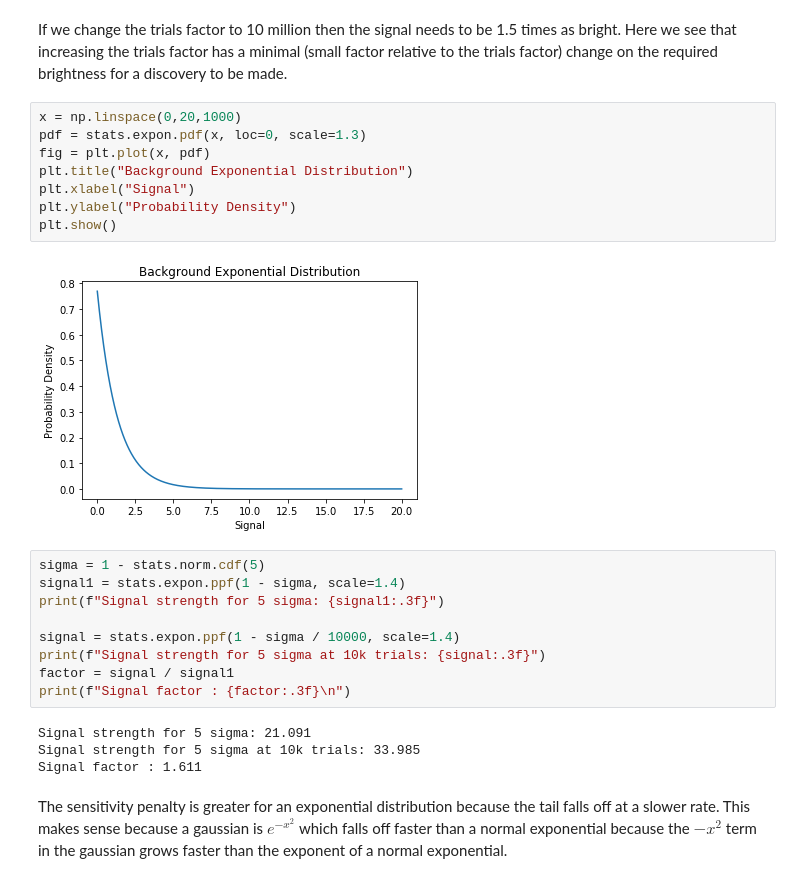
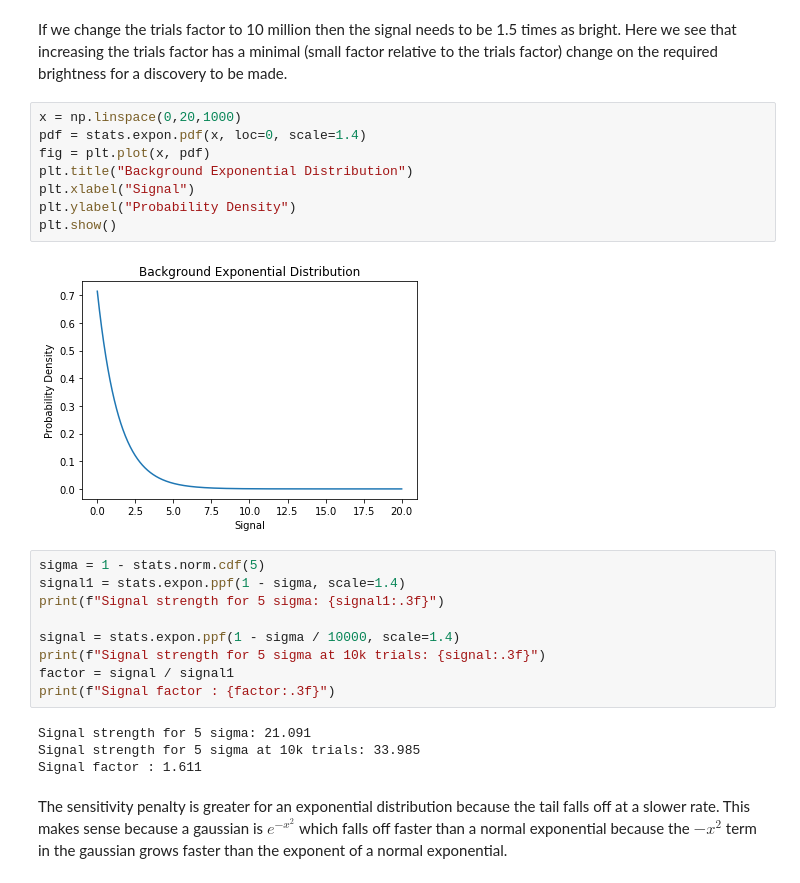
Before and after one commit to SaranshPK/Phys434, a Jupyter notebook: lab#2.ipynb, the cells around one changed output. Cells and saved outputs as stored; diff of their text form.

Commit message:
Fixed Scale

```diff
--- a/lab#2.ipynb
+++ b/lab#2.ipynb
@@ -237,14 +237,14 @@ Brightness factor compared to 7 : 1.503
 If we change the trials factor to 10 million then the signal needs to be 1.5 times as bright. Here we see that increasing the trials factor has a minimal (small factor relative to the trials factor) change on the required brightness for a discovery to be made.
 # %%
 x = np.linspace(0,20,1000)
-pdf = stats.expon.pdf(x, loc=0, scale=1.3)
+pdf = stats.expon.pdf(x, loc=0, scale=1.4)
 fig = plt.plot(x, pdf)
 plt.title("Background Exponential Distribution")
 plt.xlabel("Signal")
 plt.ylabel("Probability Density")
 plt.show()
 # %% [output]
-[figure, old version]
+[figure, new version]
 # %%
 sigma = 1 - stats.norm.cdf(5)
 signal1 = stats.expon.ppf(1 - sigma, scale=1.4)
@@ -253,7 +253,7 @@ print(f"Signal strength for 5 sigma: {signal1:.3f}")
 signal = stats.expon.ppf(1 - sigma / 10000, scale=1.4)
 print(f"Signal strength for 5 sigma at 10k trials: {signal:.3f}")
 factor = signal / signal1
-print(f"Signal factor : {factor:.3f}\n")
+print(f"Signal factor : {factor:.3f}")
 # %% [output]
 Signal strength for 5 sigma: 21.091
 Signal strength for 5 sigma at 10k trials: 33.985
```
Also changed, not shown: 1 other file.
